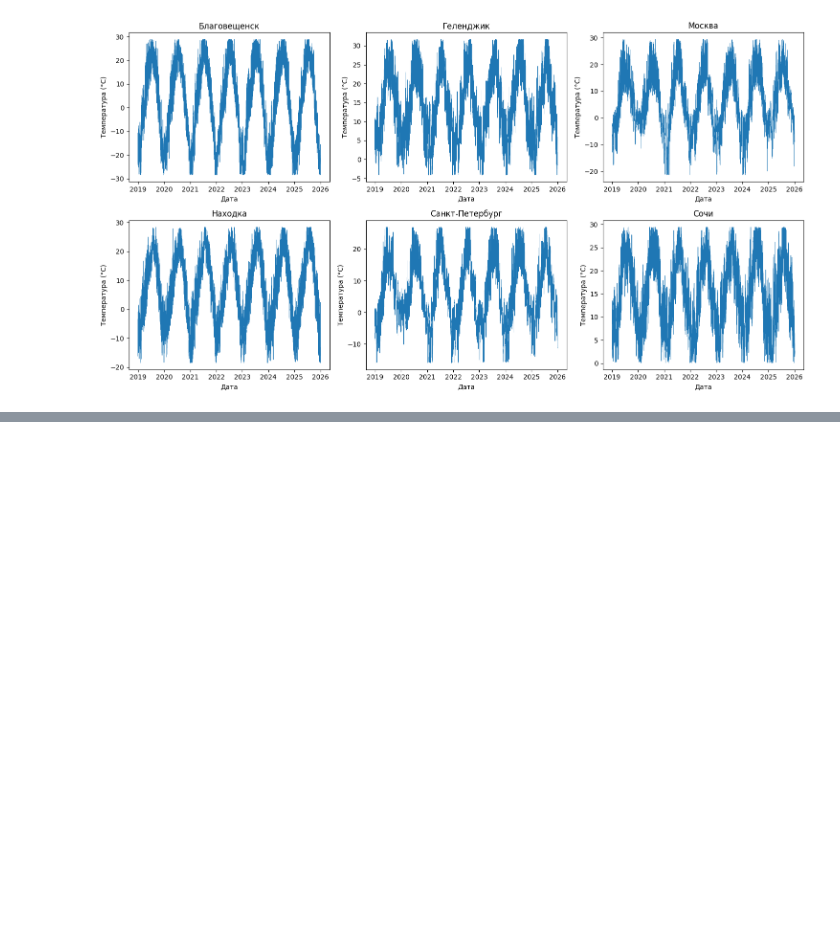
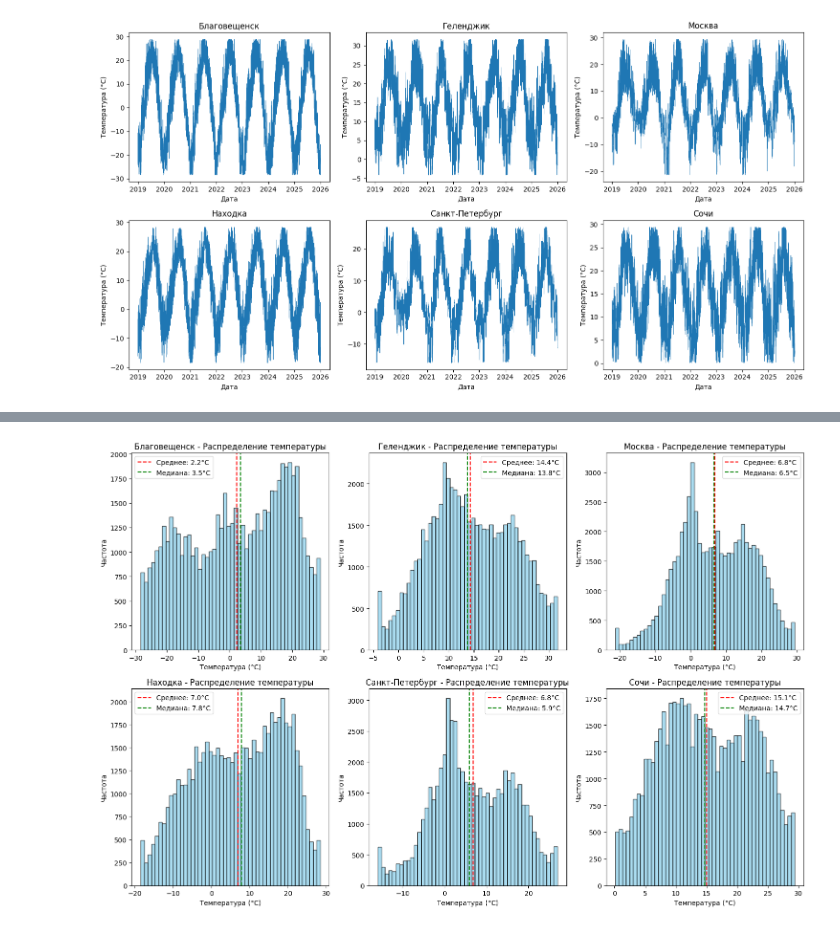
Before and after one commit to ebelehov19-debug/FP_2, a Jupyter notebook: lab2.ipynb, the cells around one changed output, grey strips where cells are left out. Saved outputs shown, nothing was run; the diff lists cells and outputs as text; code cells hidden in the pictures; blank space fills up the shorter version.

```diff
--- a/lab2.ipynb
+++ b/lab2.ipynb
@@ -440,0 +458,19 @@ plt.show()
+# %%
+fig, axes = plt.subplots(2, 3, figsize=(15, 10))
+axes = axes.flatten()
+
+for idx, city in enumerate(data['city'].unique()):
+    df_city = data[data['city'] == city]['temperature_2m'].dropna()
+
+    axes[idx].hist(df_city, bins=50, color='skyblue', edgecolor='black', alpha=0.7)
+    axes[idx].axvline(df_city.mean(), color='red', linestyle='--', label=f'Среднее: {df_city.mean():.1f}°C')
+    axes[idx].axvline(df_city.median(), color='green', linestyle='--', label=f'Медиана: {df_city.median():.1f}°C')
+    axes[idx].set_title(f'{city} - Распределение температуры')
+    axes[idx].set_xlabel('Температура (°C)')
+    axes[idx].set_ylabel('Частота')
+    axes[idx].legend()
+
+plt.tight_layout()
+plt.show()
+# %% [output]
+[figure, added]
```
Also changed, not shown: parts of 2 cells of this notebook.
